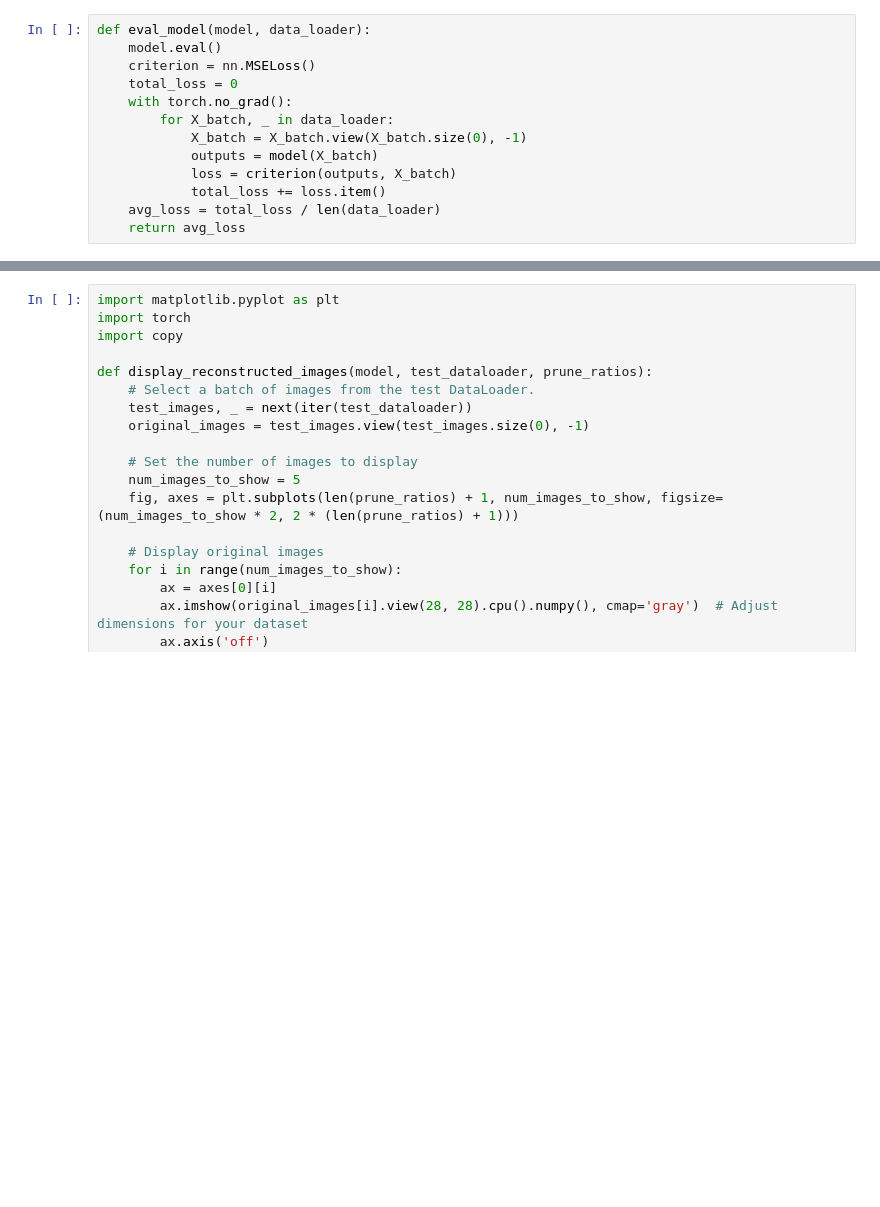
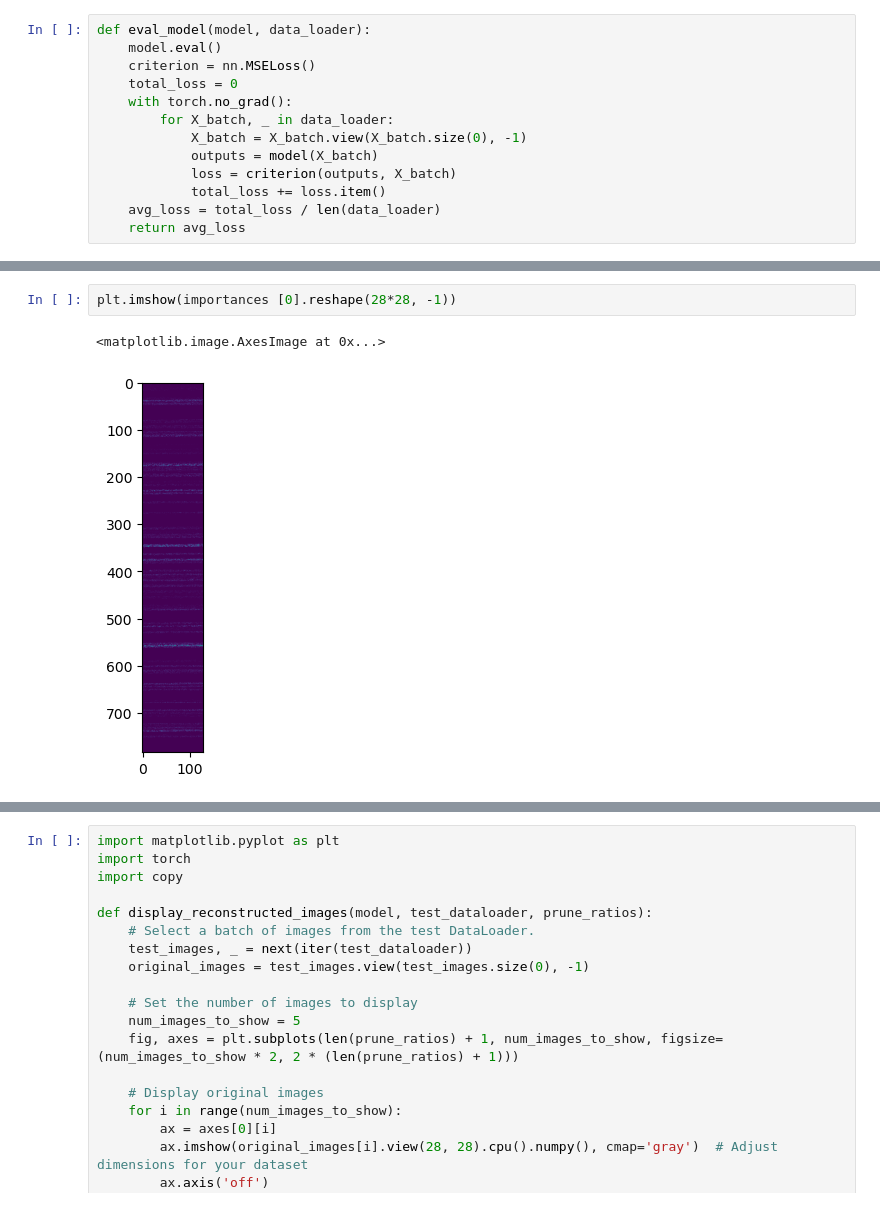
Before and after one commit to FlorianGelb/GNNProject, a Jupyter notebook: Lap_exp_AE.ipynb, the cells around one changed output, grey strips where cells are left out. Drawn from its saved outputs; the diff is of its cells as text; blank space fills up the shorter version.

```diff
--- a/Lap_exp_AE.ipynb
+++ b/Lap_exp_AE.ipynb
@@ -210,0 +228,5 @@ for ratio in prune_ratios:
+# %%
+plt.imshow(importances [0].reshape(28*28, -1))
+# %% [output]
+<matplotlib.image.AxesImage at 0x...>
+[figure, added]
```
Also changed, not shown: parts of 22 cells of this notebook, 1 other file.
